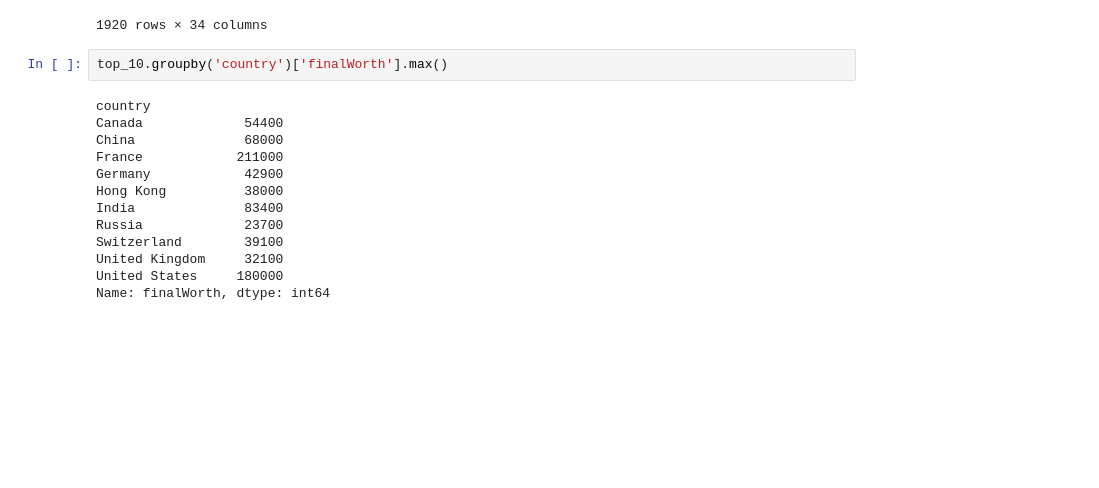
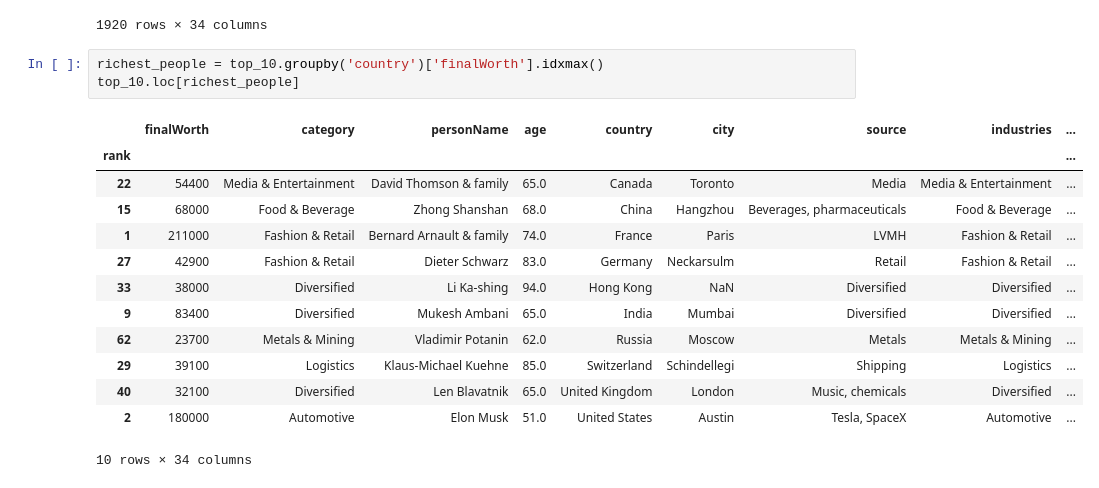
Before and after one commit to Kowallskiy/world_education, a Jupyter notebook: billion.ipynb, the cells around one changed output. Drawn from its saved outputs; the diff is of its cells as text; blank space fills up the shorter version.

```diff
--- a/billion.ipynb
+++ b/billion.ipynb
@@ -215,18 +215,20 @@ top_10
 | 2540 | 1000 | Manufacturing | Zhang Gongyun | 60.0 | China | Gaomi | Tyre manufacturing machinery | Manufacturing | ... |
 | 2540 | 1000 | Real Estate | Zhang Guiping & family | 71.0 | China | Nanjing | Real estate | Real Estate | ... |
 1920 rows × 34 columns
-# %%
-top_10.groupby('country')['finalWorth'].max()
-# %% [output]
-country
-Canada             54400
-China              68000
-France            211000
-Germany            42900
-Hong Kong          38000
-India              83400
-Russia             23700
-Switzerland        39100
-United Kingdom     32100
-United States     180000
-Name: finalWorth, dtype: int64
+# %%
+richest_people = top_10.groupby('country')['finalWorth'].idxmax()
+top_10.loc[richest_people]
+# %% [output]
+|  | finalWorth | category | personName | age | country | city | source | industries | ... |
+| rank |  |  |  |  |  |  |  |  | ... |
+| 22 | 54400 | Media & Entertainment | David Thomson & family | 65.0 | Canada | Toronto | Media | Media & Entertainment | ... |
+| 15 | 68000 | Food & Beverage | Zhong Shanshan | 68.0 | China | Hangzhou | Beverages, pharmaceuticals | Food & Beverage | ... |
+| 1 | 211000 | Fashion & Retail | Bernard Arnault & family | 74.0 | France | Paris | LVMH | Fashion & Retail | ... |
+| 27 | 42900 | Fashion & Retail | Dieter Schwarz | 83.0 | Germany | Neckarsulm | Retail | Fashion & Retail | ... |
+| 33 | 38000 | Diversified | Li Ka-shing | 94.0 | Hong Kong | NaN | Diversified | Diversified | ... |
+| 9 | 83400 | Diversified | Mukesh Ambani | 65.0 | India | Mumbai | Diversified | Diversified | ... |
+| 62 | 23700 | Metals & Mining | Vladimir Potanin | 62.0 | Russia | Moscow | Metals | Metals & Mining | ... |
+| 29 | 39100 | Logistics | Klaus-Michael Kuehne | 85.0 | Switzerland | Schindellegi | Shipping | Logistics | ... |
+| 40 | 32100 | Diversified | Len Blavatnik | 65.0 | United Kingdom | London | Music, chemicals | Diversified | ... |
+| 2 | 180000 | Automotive | Elon Musk | 51.0 | United States | Austin | Tesla, SpaceX | Automotive | ... |
+10 rows × 34 columns
```
Also changed, not shown: parts of 5 cells of this notebook.
